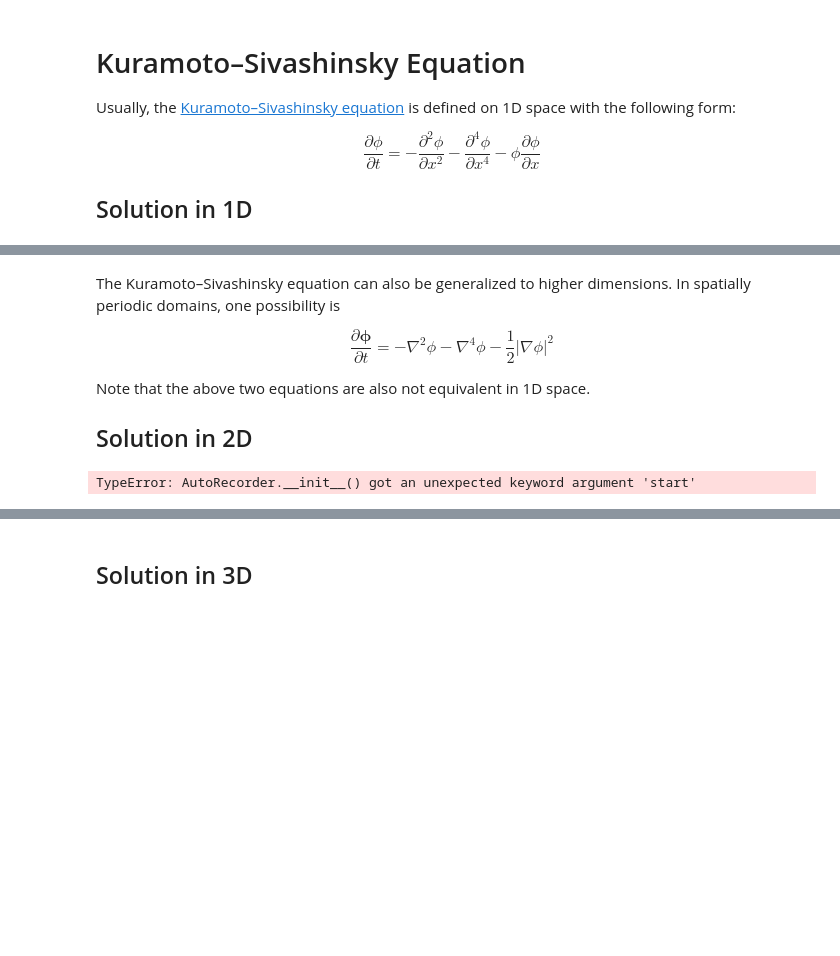
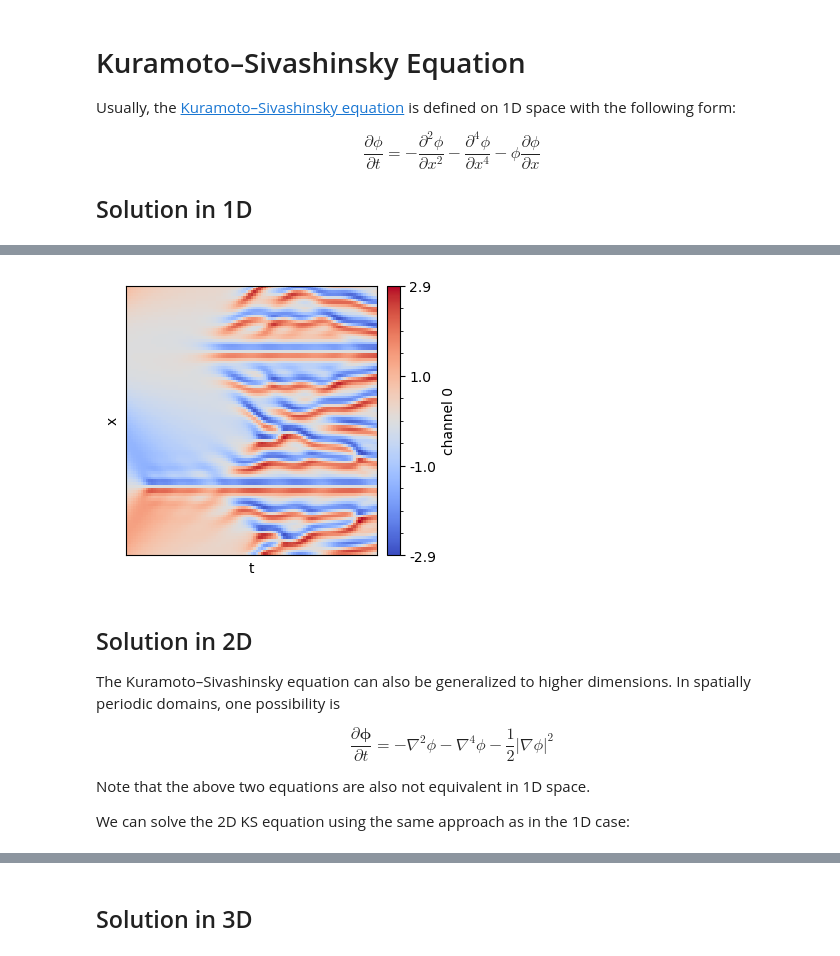
Before and after one commit to qiauil/torchfsm, a Jupyter notebook: docs/pdes/kuramoto_sivashinsky.ipynb, the cells around one changed output, grey strips where cells are left out. Cells and saved outputs as stored; diff of their text form; code cells hidden in the pictures; blank space fills up the shorter version.

```diff
--- a/docs/pdes/kuramoto_sivashinsky.ipynb
+++ b/docs/pdes/kuramoto_sivashinsky.ipynb
@@ -42,4 +54,27 @@ plot_traj(traj,animation=False)
+# %%
+def KuramotoSivashinsky_Coef(a=100/16**2,b=100/16**4,c=100/16) -> Operator:
+    ks_eqn = -a*Laplacian() - b*Biharmonic() - c*Convection()
+    ks_eqn.regisiter_additional_check(lambda dim_value,dim_mesh: dim_value ==1 and dim_mesh ==1)
+    return ks_eqn
+ks_eqn=KuramotoSivashinsky_Coef()
+# %%
+mesh=MeshGrid([(0,2*torch.pi,N)],device=device)
+x=mesh.bc_mesh_grid()
+u_0=torch.cos(x)*(1+torch.sin(x))
+traj=ks_eqn.integrate(
+    u_0=u_0,
+    mesh=mesh,
+    dt=0.01,
+    step=100,
+    trajectory_recorder=AutoRecorder(),
+)
+# %%
+plot_traj(traj,animation=False)
+# %% [output]
+[figure, added]
 # %% [markdown]
+## Solution in 2D
+
 The Kuramoto–Sivashinsky equation can also be generalized to higher dimensions. In spatially periodic domains, one possibility is
 
 $$
@@ -49,7 +84,7 @@ $$
 
 Note that the above two equations are also not equivalent in 1D space.
 
-## Solution in 2D
+We can solve the 2D KS equation using the same approach as in the 1D case:
 # %%
 from torchfsm.operator import KSConvection
 def KuramotoSivashinskyHighDim() -> Operator:
@@ -64,10 +99,9 @@ traj=ks_eqn.integrate(
     mesh=mesh,
     dt=0.5,
     step=200,
-    trajectory_recorder=AutoRecorder(start=50,include_initial_state=False),
+    trajectory_recorder=AutoRecorder(IntervalController(start=50),
+                                     include_initial_state=False),
 )
-# %% [output]
-TypeError: AutoRecorder.__init__() got an unexpected keyword argument 'start'
 # %%
 plot_traj(traj,animation=True)
 # %% [output]
```
Also changed, not shown: parts of 4 cells of this notebook, 5 other files.
